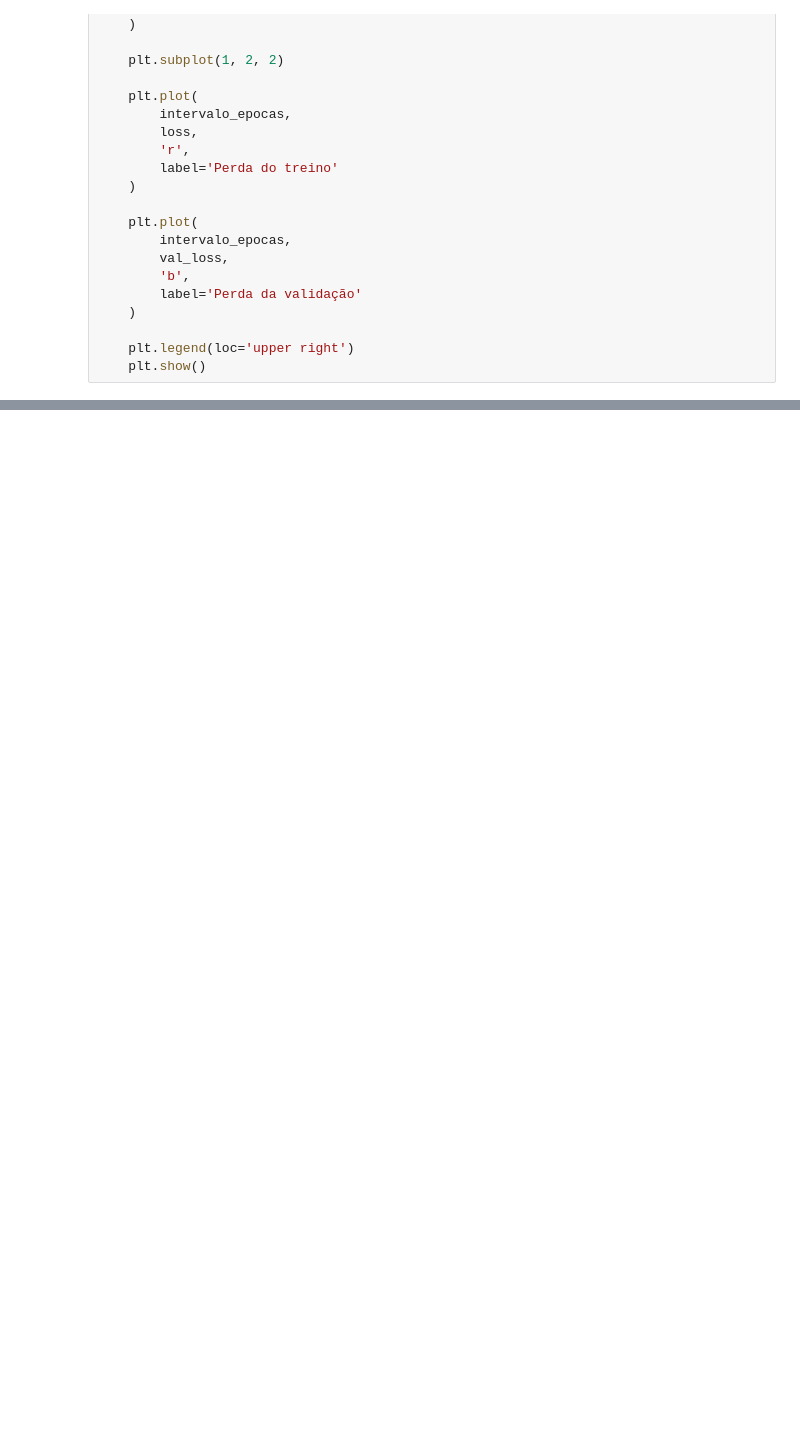
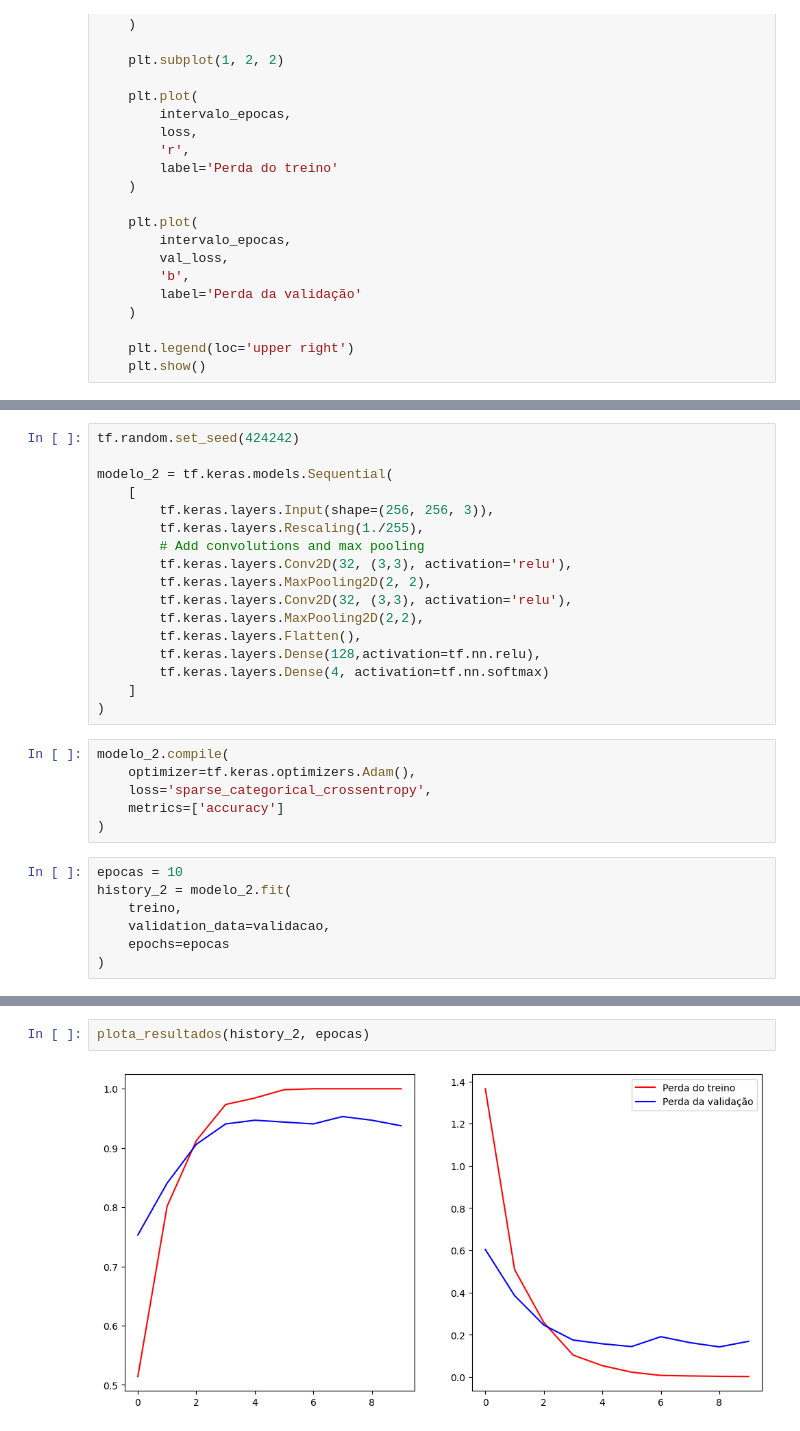
Before and after one commit to marcos-datadev/Keras-image-classifier, a Jupyter notebook: main.ipynb, the cells around one changed output, grey strips where cells are left out. Cells and saved outputs as stored; diff of their text form; blank space fills up the shorter version.

```diff
--- a/main.ipynb
+++ b/main.ipynb
@@ -201,0 +152,30 @@ plota_resultados(history, epocas)
+# %%
+tf.random.set_seed(424242)
+
+modelo_2 = tf.keras.models.Sequential(
+    [
+        tf.keras.layers.Input(shape=(256, 256, 3)),
+        tf.keras.layers.Rescaling(1./255),
+        # Add convolutions and max pooling
+        tf.keras.layers.Conv2D(32, (3,3), activation='relu'),
+        tf.keras.layers.MaxPooling2D(2, 2),
+        tf.keras.layers.Conv2D(32, (3,3), activation='relu'),
+        tf.keras.layers.MaxPooling2D(2,2),
+        tf.keras.layers.Flatten(),
+        tf.keras.layers.Dense(128,activation=tf.nn.relu),
+        tf.keras.layers.Dense(4, activation=tf.nn.softmax)
+    ]
+)
+# %%
+modelo_2.compile(
+    optimizer=tf.keras.optimizers.Adam(),
+    loss='sparse_categorical_crossentropy',
+    metrics=['accuracy']
+)
+# %%
+epocas = 10
+history_2 = modelo_2.fit(
+    treino,
+    validation_data=validacao,
+    epochs=epocas
+)
@@ -201,0 +211,4 @@ plota_resultados(history, epocas)
+# %%
+plota_resultados(history_2, epocas)
+# %% [output]
+[figure, added]
```
Also changed, not shown: parts of 20 cells of this notebook.
